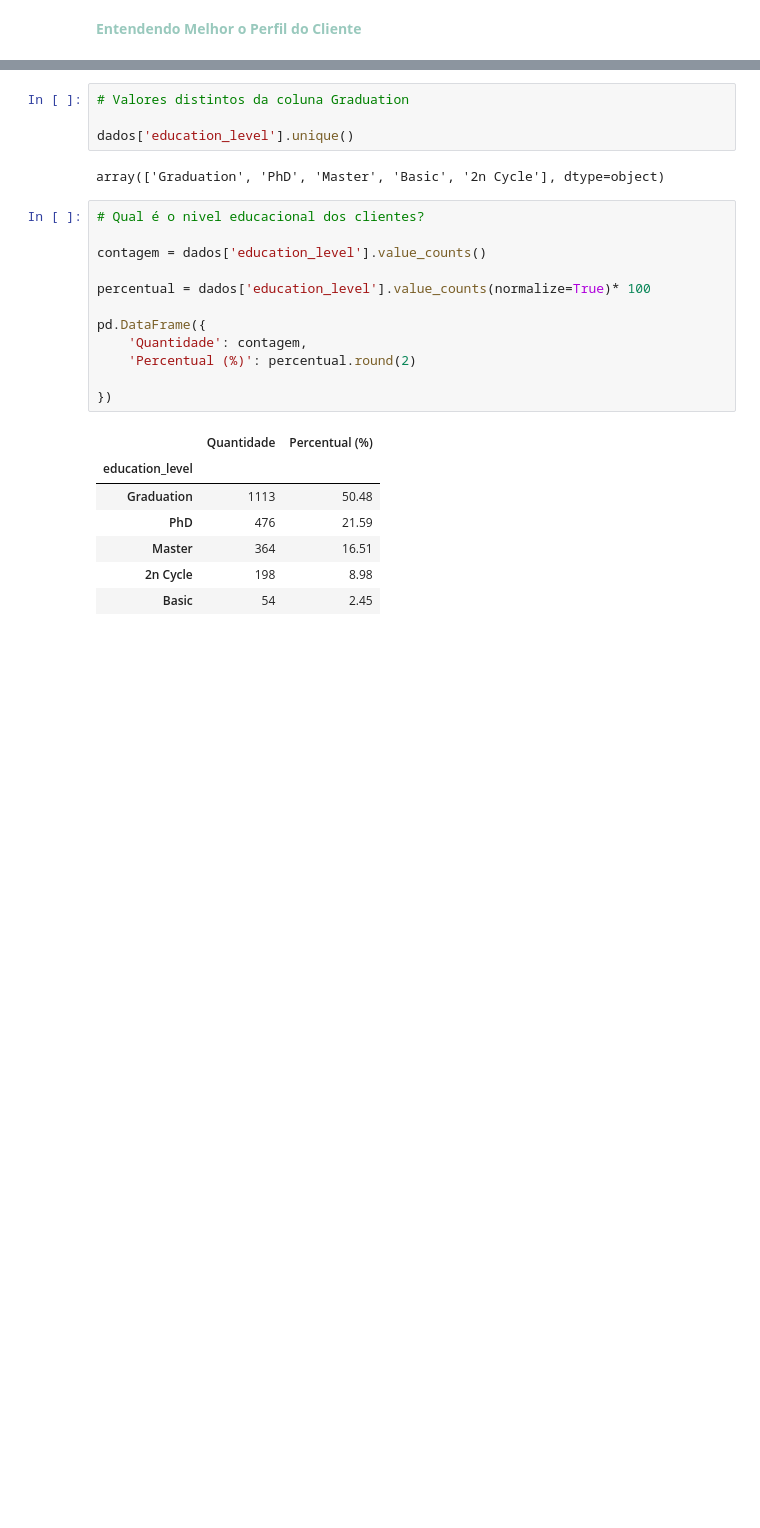
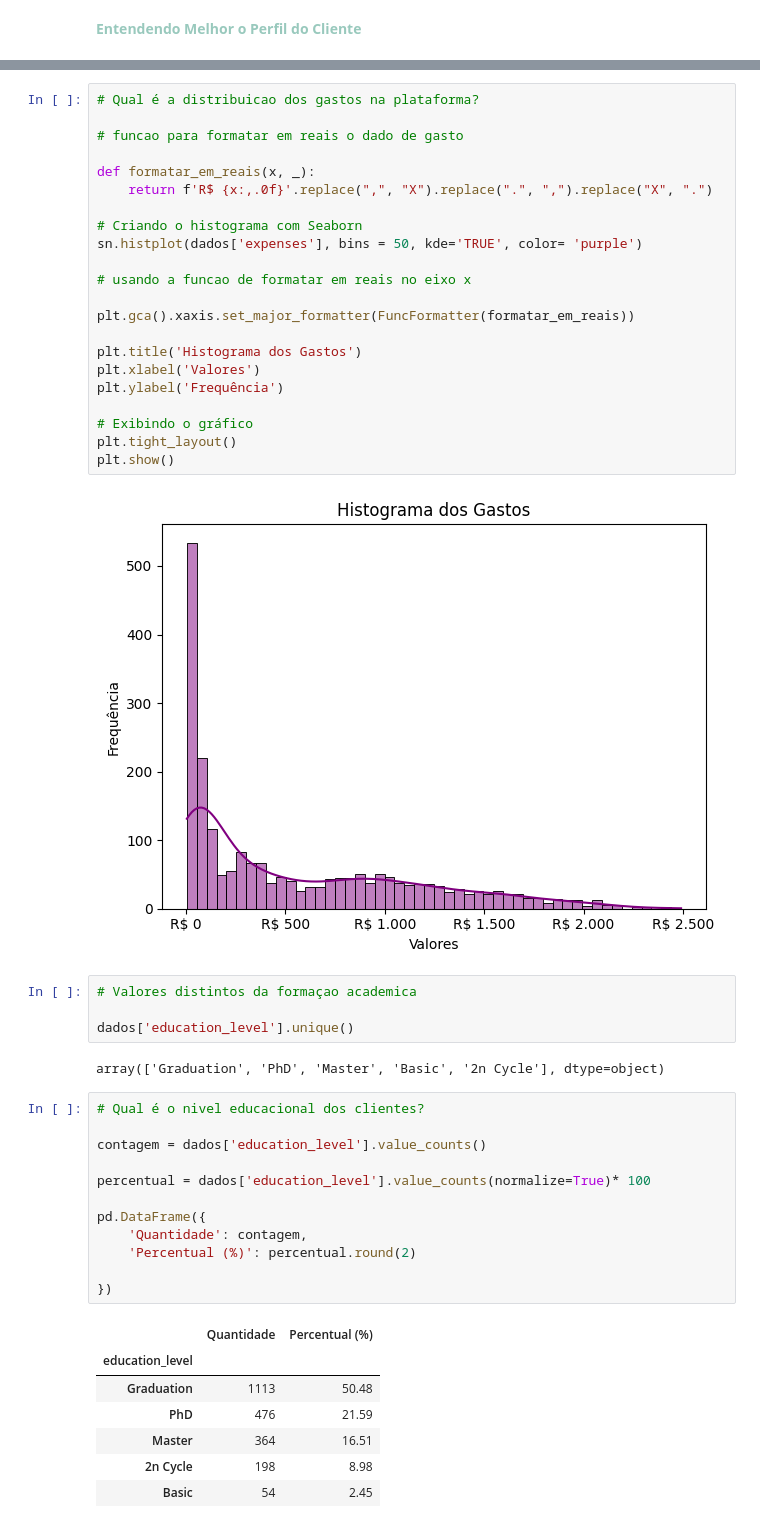
Before and after one commit to thais01fernandes/estat_analises, a Jupyter notebook: descritiva/analise_ifood.ipynb, the cells around one changed output, grey strips where cells are left out. Cells and saved outputs as stored; diff of their text form; blank space fills up the shorter version.

```diff
--- a/descritiva/analise_ifood.ipynb
+++ b/descritiva/analise_ifood.ipynb
@@ -128,5 +194,29 @@ plt.show()
+# %%
+# Qual é a distribuicao dos gastos na plataforma?
+
+# funcao para formatar em reais o dado de gasto
+
+def formatar_em_reais(x, _):
+    return f'R$ {x:,.0f}'.replace(",", "X").replace(".", ",").replace("X", ".")
+
+# Criando o histograma com Seaborn
+sn.histplot(dados['expenses'], bins = 50, kde='TRUE', color= 'purple')
+
+# usando a funcao de formatar em reais no eixo x
+
+plt.gca().xaxis.set_major_formatter(FuncFormatter(formatar_em_reais))
+
+plt.title('Histograma dos Gastos')
+plt.xlabel('Valores')
+plt.ylabel('Frequência')
+
+# Exibindo o gráfico
+plt.tight_layout()
+plt.show()
+# %% [output]
+[figure, added]
 # %%
-# Valores distintos da coluna Graduation
+# Valores distintos da formaçao academica
 
 dados['education_level'].unique()
 # %% [output]
```
Also changed, not shown: parts of 22 cells of this notebook, 1 other file.
